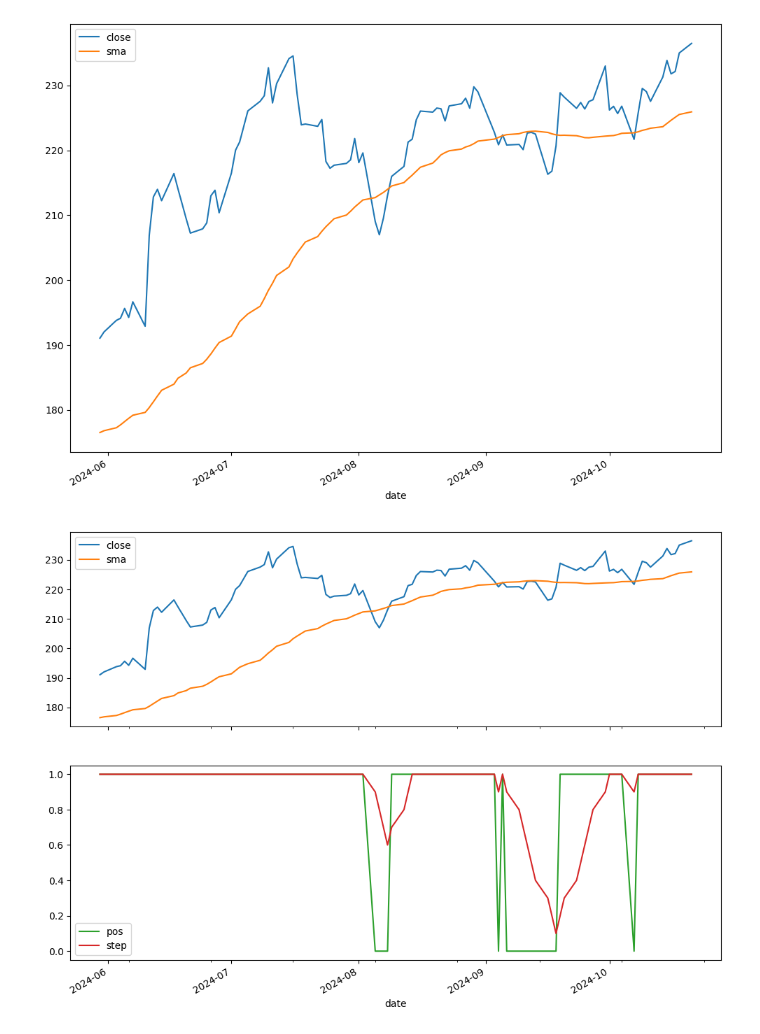
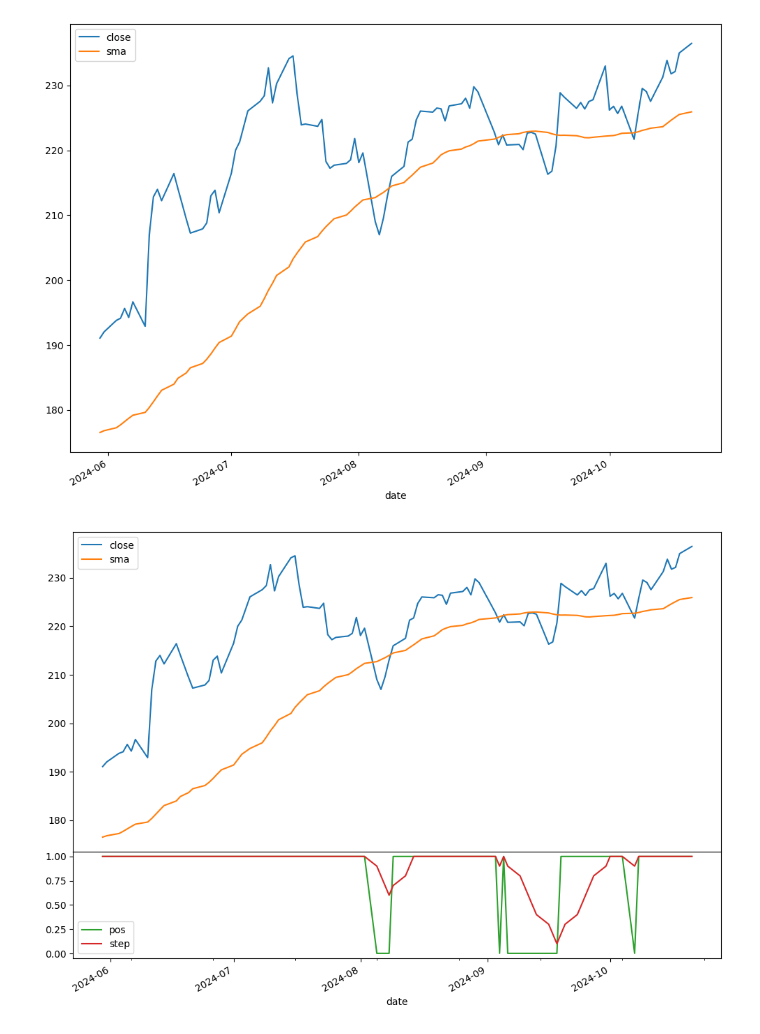
Before and after one commit to furechan/mintalib, a Jupyter notebook: examples/step-indicator.ipynb, the cells around one changed output. Cells and saved outputs as stored; diff of their text form; code cells hidden in the pictures.

```diff
--- a/examples/step-indicator.ipynb
+++ b/examples/step-indicator.ipynb
@@ -56,11 +56,15 @@ prices.tail(100).plot(
 # %% [output]
 [figure]
 # %%
-
-
-prices.tail(100).plot(
+axes = prices.tail(100).plot(
     y=["close", "sma", "pos", "step"],
     subplots=[["close", "sma" ], ["pos", "step"]],
-);
+)
+
+ax = axes[-1]
+
+gs = ax.get_gridspec()
+gs.set_height_ratios([3, 1])
+gs.update(hspace=0.0)
 # %% [output]
-[figure, old version]
+[figure, new version]
```
Also changed, not shown: 3 other files.
